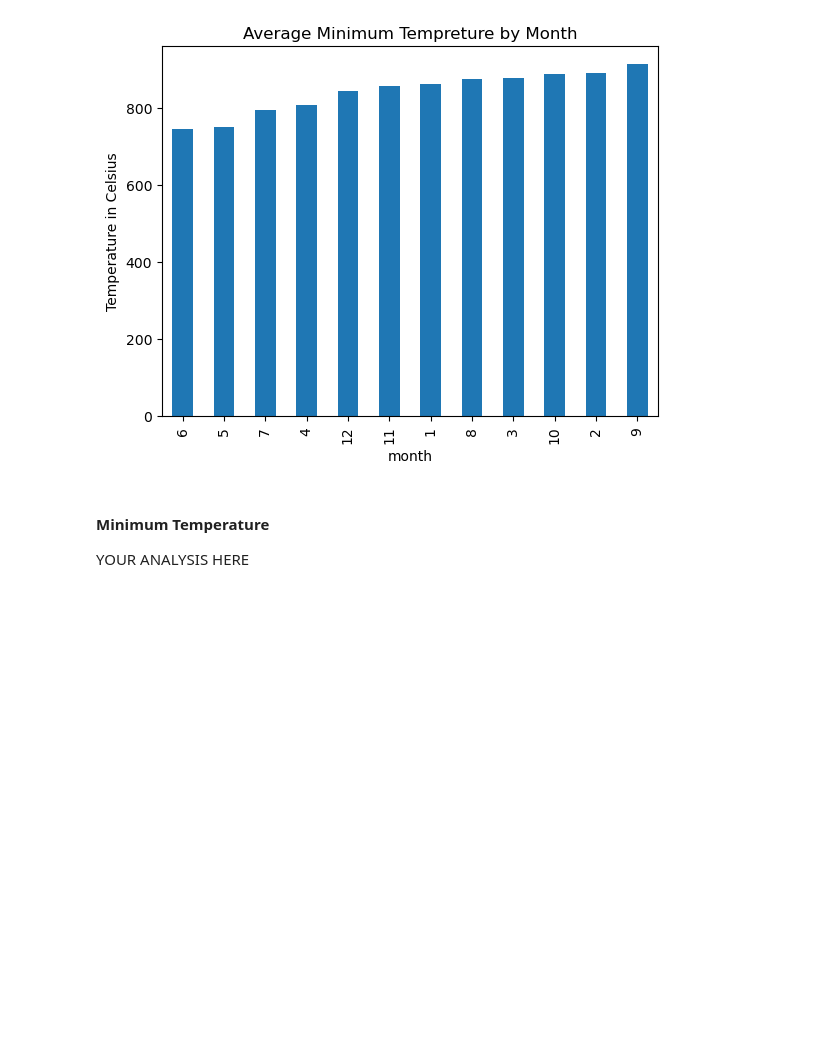
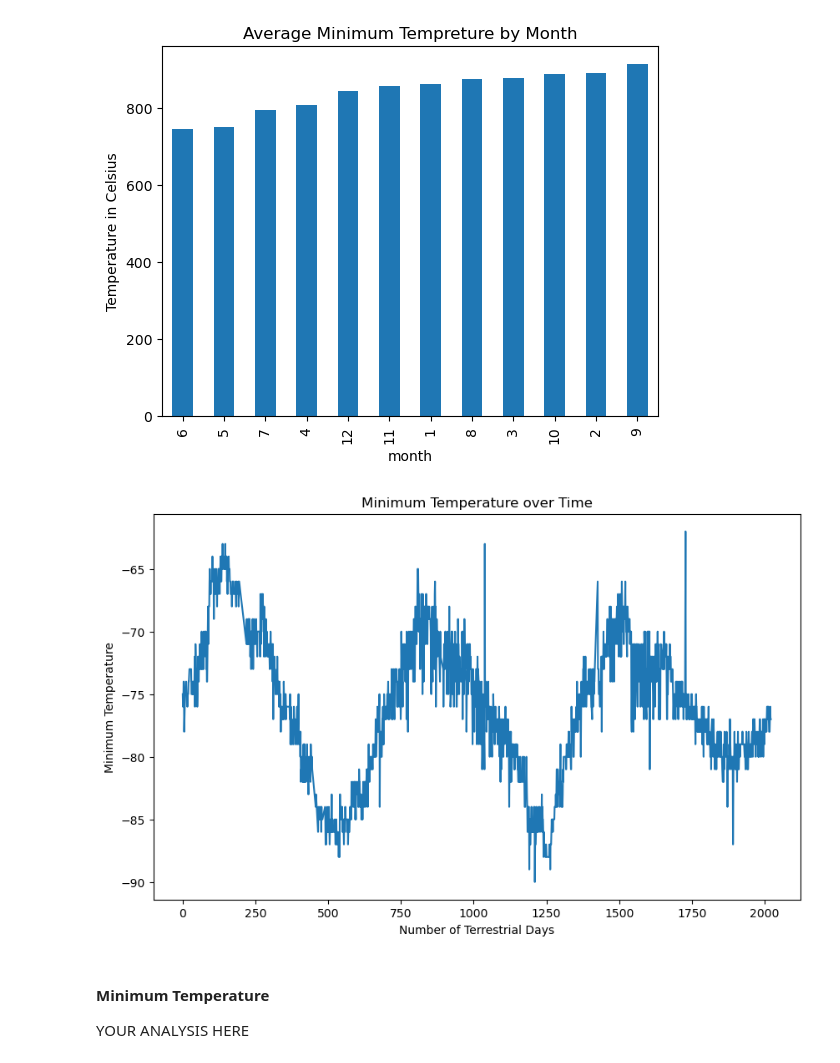
Before and after one commit to Feda2020/Module-11-Challenge, a Jupyter notebook: part_2_mars_weather.ipynb, the cells around one changed output. Saved outputs shown, nothing was run; the diff lists cells and outputs as text; code cells hidden in the pictures; blank space fills up the shorter version.

Commit message:
fishing the plots how many terrestrial (earth) days in a Martian year and outputting the CSV

```diff
--- a/part_2_mars_weather.ipynb
+++ b/part_2_mars_weather.ipynb
@@ -228,7 +228,21 @@ plt.show()
 [figure]
 # %%
 # 5. How many terrestrial (Earth) days are there in a Martian year?
+mars_temp_df['terrestrial_date'] = pd.to_datetime(mars_temp_df['terrestrial_date'])
+
+# Create a new column for the number of terrestrial days
+mars_temp_df['terrestrial_days'] = (mars_temp_df['terrestrial_date'] - mars_temp_df['terrestrial_date'].min()).dt.days
+
 # Visually estimate the result by plotting the daily minimum temperature of each observation in the data set.
+plt.figure(figsize=(10,6))
+plt.plot(mars_temp_df['terrestrial_days'], mars_temp_df['min_temp'], label="Minimum Temperature")
+plt.title('Minimum Temperature over Time')
+plt.xlabel('Number of Terrestrial Days')
+plt.ylabel('Minimum Temperature')
+
+plt.show()
+# %% [output]
+[figure, added]
 # %% [markdown]
 #### Minimum Temperature
 
```
Also changed, not shown: parts of 1 cell of this notebook, 1 other file.
